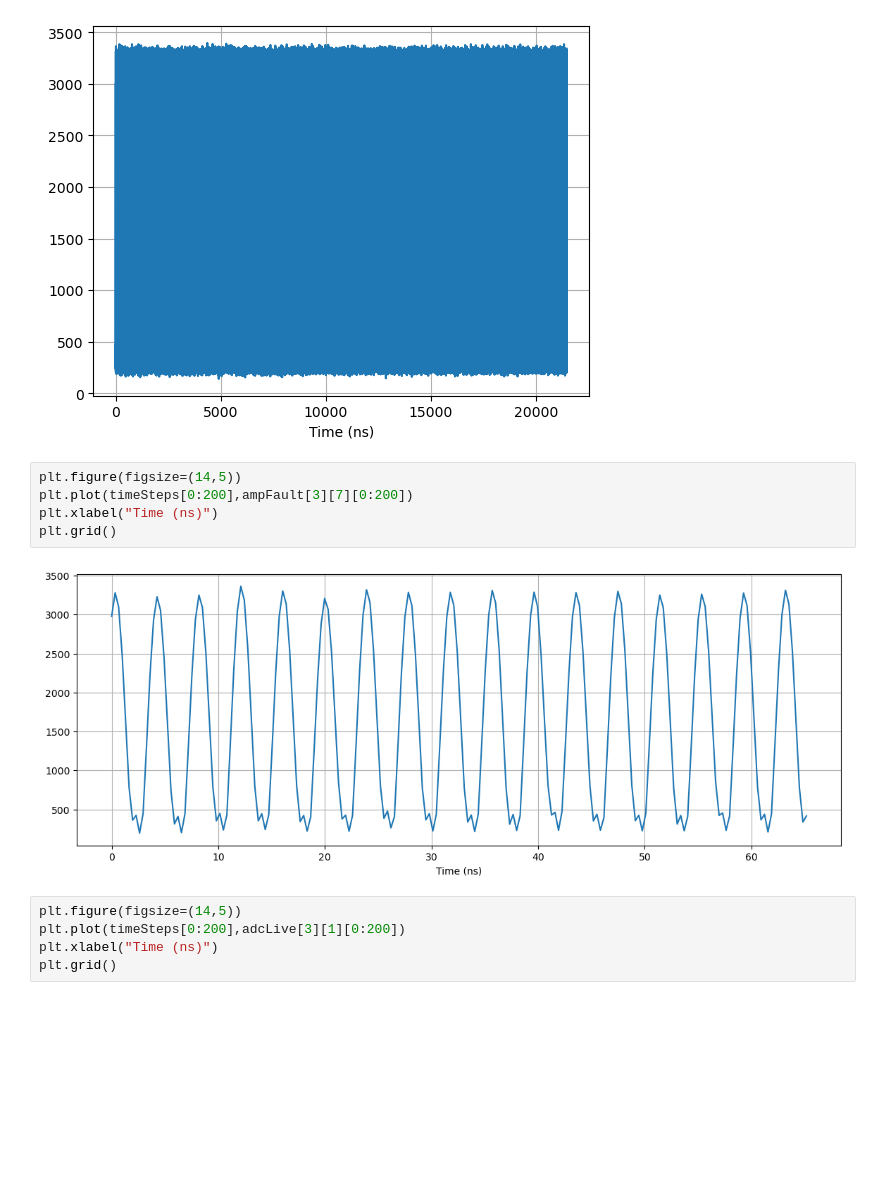
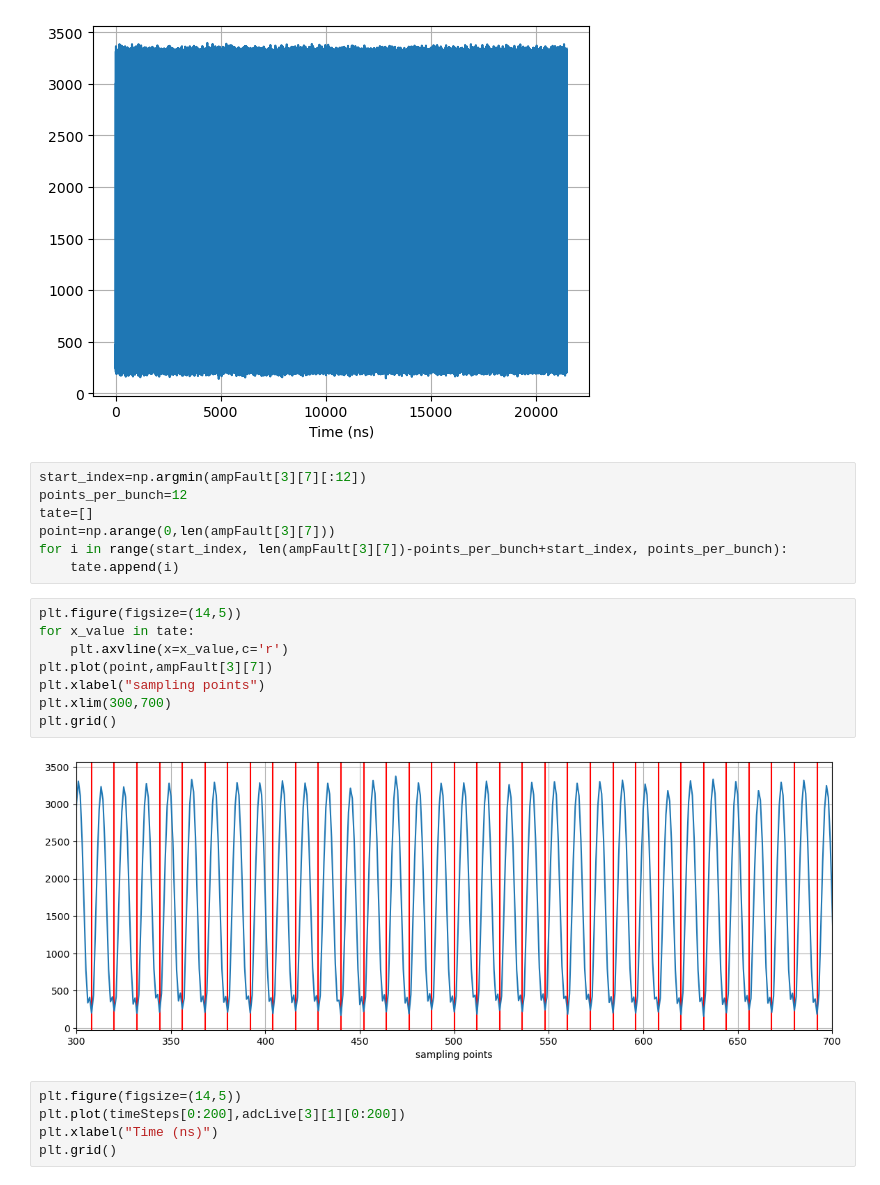
Before and after one commit to slaclab/kek-bpm-rfsoc-dev, a Jupyter notebook: software/notebooks/DatfileAnalysis_3054MSPS_2GHzSignal_nomaru.ipynb, the cells around one changed output. Saved outputs shown, nothing was run; the diff lists cells and outputs as text; blank space fills up the shorter version.

```diff
--- a/software/notebooks/DatfileAnalysis_3054MSPS_2GHzSignal_nomaru.ipynb
+++ b/software/notebooks/DatfileAnalysis_3054MSPS_2GHzSignal_nomaru.ipynb
@@ -64,13 +64,23 @@ plt.xlabel("Time (ns)")
 plt.grid()
 # %% [output]
 [figure]
+# %%
+start_index=np.argmin(ampFault[3][7][:12])
+points_per_bunch=12
+tate=[]
+point=np.arange(0,len(ampFault[3][7]))
+for i in range(start_index, len(ampFault[3][7])-points_per_bunch+start_index, points_per_bunch):
+    tate.append(i)
 # %%
 plt.figure(figsize=(14,5))
-plt.plot(timeSteps[0:200],ampFault[3][7][0:200])
-plt.xlabel("Time (ns)")
+for x_value in tate:
+    plt.axvline(x=x_value,c='r')
+plt.plot(point,ampFault[3][7])
+plt.xlabel("sampling points")
+plt.xlim(300,700)
 plt.grid()
 # %% [output]
-[figure, old version]
+[figure, new version]
 # %%
 plt.figure(figsize=(14,5))
 plt.plot(timeSteps[0:200],adcLive[3][1][0:200])
```
Also changed, not shown: 11 other files.
